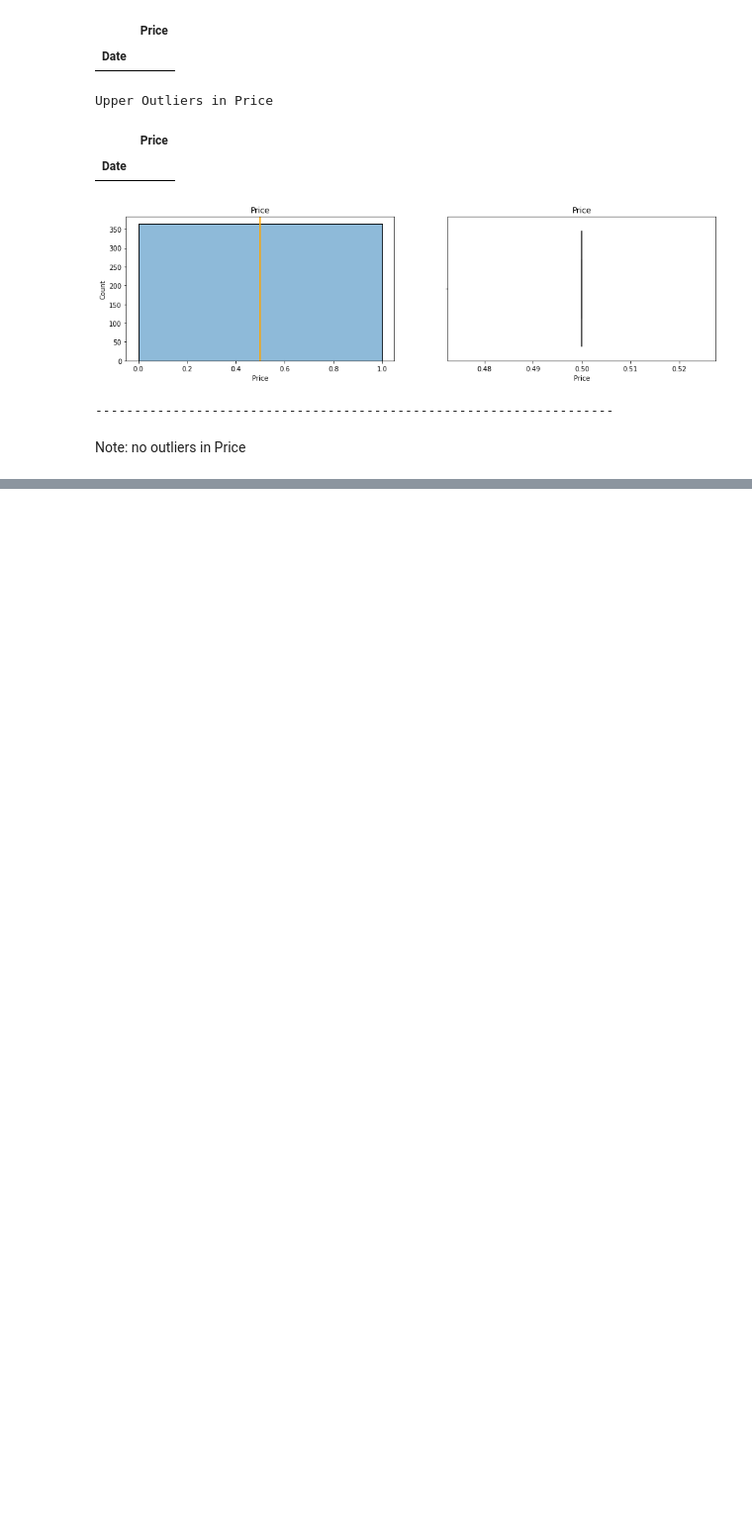
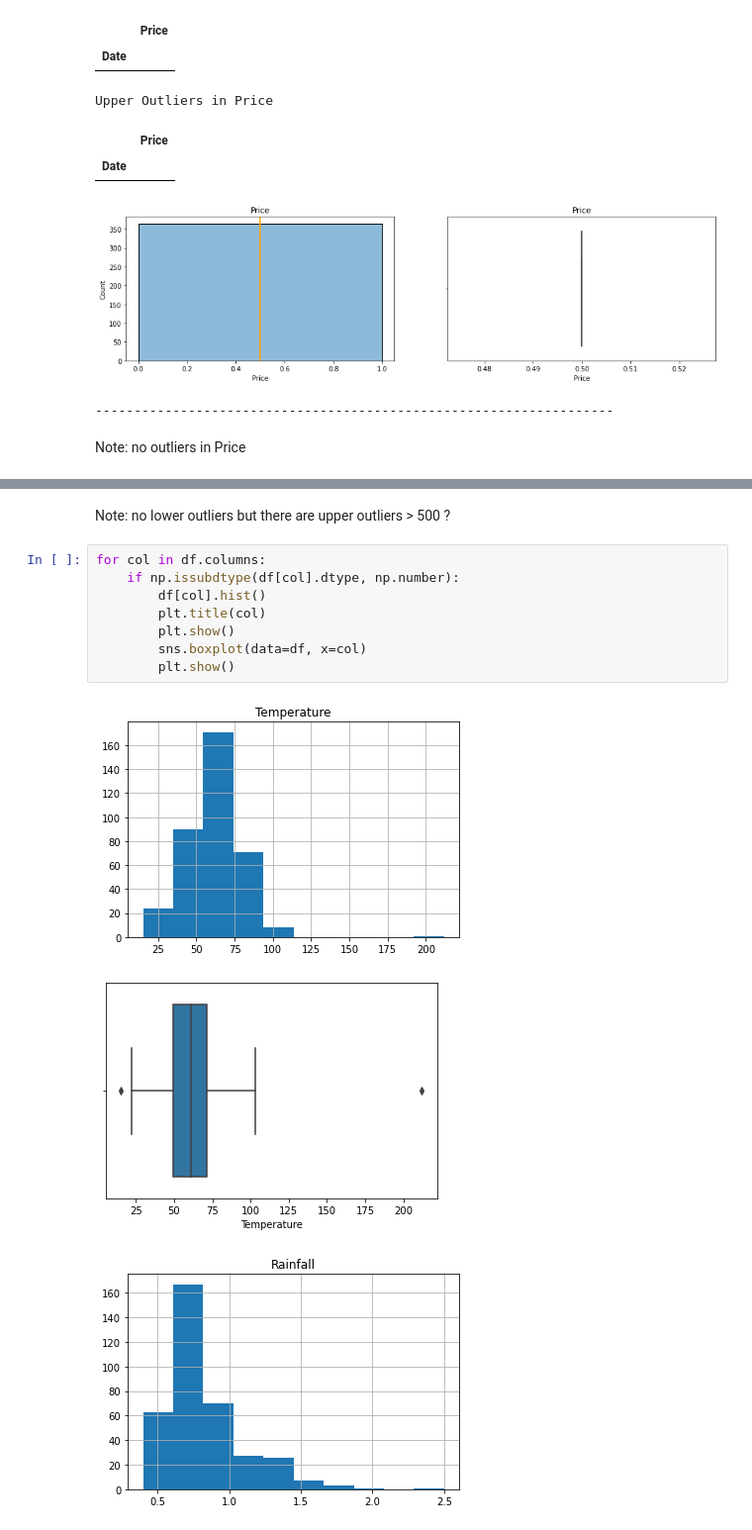
Before and after one commit to Olivert75/anomaly-detection-exercises, a Jupyter notebook: continuous_probabilistic_methods.ipynb, the cells around one changed output, grey strips where cells are left out. Shown at 99% size. Saved outputs shown, nothing was run; the diff lists cells and outputs as text; blank space fills up the shorter version.

```diff
--- a/continuous_probabilistic_methods.ipynb
+++ b/continuous_probabilistic_methods.ipynb
@@ -257,0 +298,14 @@ Note: no outliers in Price
+# %% [markdown]
+Note: no lower outliers but there are upper outliers > 500 ?
+# %%
+for col in df.columns:
+    if np.issubdtype(df[col].dtype, np.number):
+        df[col].hist()
+        plt.title(col)
+        plt.show()
+        sns.boxplot(data=df, x=col)
+        plt.show()
+# %% [output]
+[figure, added]
+[figure, added]
+[figure, added]
```
Also changed, not shown: parts of 32 cells of this notebook.
